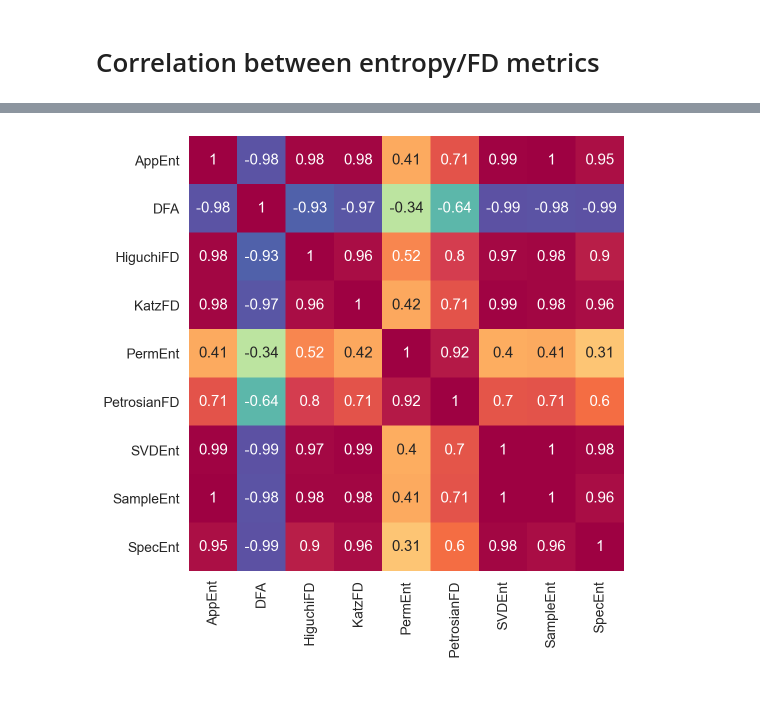
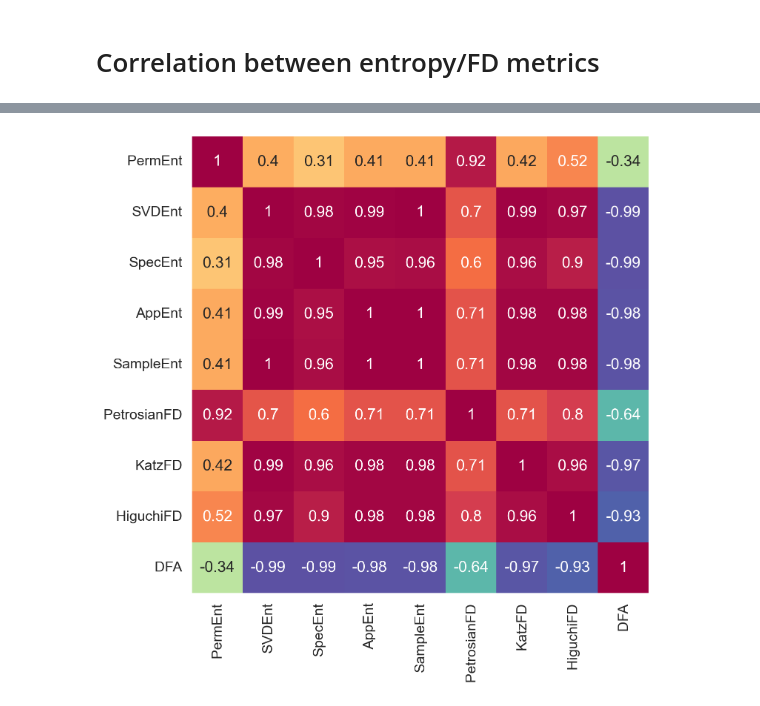
Before and after one commit to raphaelvallat/antropy, a Jupyter notebook: notebooks/complexity_corr_membrane_potential.ipynb, the cells around one changed output, grey strips where cells are left out. Saved outputs shown, nothing was run; the diff lists cells and outputs as text; code cells hidden in the pictures.

```diff
--- a/notebooks/complexity_corr_membrane_potential.ipynb
+++ b/notebooks/complexity_corr_membrane_potential.ipynb
@@ -98,8 +103,8 @@ Cm = 1  # F/cm^2
 E_Na = 50  # mV
 E_K = -77  # mV
 E_L = -54.4  # mV
-y0 = [-65., 0.0529, 0.5916, 0.3177]  # initial conditions
-t = np.arange(0., 500., 0.1)  # time domain
+y0 = [-65.0, 0.0529, 0.5916, 0.3177]  # initial conditions
+t = np.arange(0.0, 500.0, 0.1)  # time domain
 # %%
 # Solve the ODE system
 I = synaptic_current(t, A, t_start, t_stop)
@@ -135,21 +141,25 @@ ax[1].set_ylabel('$I$ [nA]');
 [figure]
 # %%
 # Compute the entropy metrics
-df = pd.DataFrame()
+df = []
 
 cutoff = np.where((t == t_start) | (t == t_stop))[0]
-traces = traces[:, cutoff[0]:cutoff[-1]]
+traces = traces[:, cutoff[0] : cutoff[-1]]
 for i in range(n_simulations):
-    df = df.append({
-        'PermEnt': ant.perm_entropy(traces[i], order=3, normalize=True),
-        'SVDEnt' : ant.svd_entropy(traces[i], order=3, normalize=True),
-        'SpecEnt' : ant.spectral_entropy(traces[i], sf=sf, normalize=True),
-        'AppEnt': ant.app_entropy(traces[i], order=2),
-        'SampleEnt': ant.sample_entropy(traces[i], order=2),
-        'PetrosianFD': ant.petrosian_fd(traces[i]),
-        'KatzFD': ant.katz_fd(traces[i]),
-        'HiguchiFD': ant.higuchi_fd(traces[i]),
-        'DFA': ant.detrended_fluctuation(traces[i])}, ignore_index=True)
+    df.append(
+        {
+            "PermEnt": ant.perm_entropy(traces[i], order=3, normalize=True),
+            "SVDEnt": ant.svd_entropy(traces[i], order=3, normalize=True),
+            "SpecEnt": ant.spectral_entropy(traces[i], sf=sf, normalize=True),
+            "AppEnt": ant.app_entropy(traces[i], order=2),
+            "SampleEnt": ant.sample_entropy(traces[i], order=2),
+            "PetrosianFD": ant.petrosian_fd(traces[i]),
+            "KatzFD": ant.katz_fd(traces[i]),
+            "HiguchiFD": ant.higuchi_fd(traces[i]),
+            "DFA": ant.detrended_fluctuation(traces[i]),
+        },
+    )
 
+df = pd.DataFrame(df)
 df.head().round(3)
 # %% [output]
@@ -181,9 +191,10 @@ plt.tight_layout()
 # %%
 plt.figure(figsize=(8, 8))
-sns.heatmap(df.corr().round(2), annot=True, vmin=-1, vmax=1, cbar=False,
-            cmap='Spectral_r', square=True);
+sns.heatmap(
+    df.corr().round(2), annot=True, vmin=-1, vmax=1, cbar=False, cmap="Spectral_r", square=True
+);
 # %% [output]
-[figure, old version]
+[figure, new version]
 # %%
 sns.clustermap(df, row_cluster=False, standard_scale=1);
 # %% [output]
```
Also changed, not shown: parts of 6 cells of this notebook, 2 other files.
